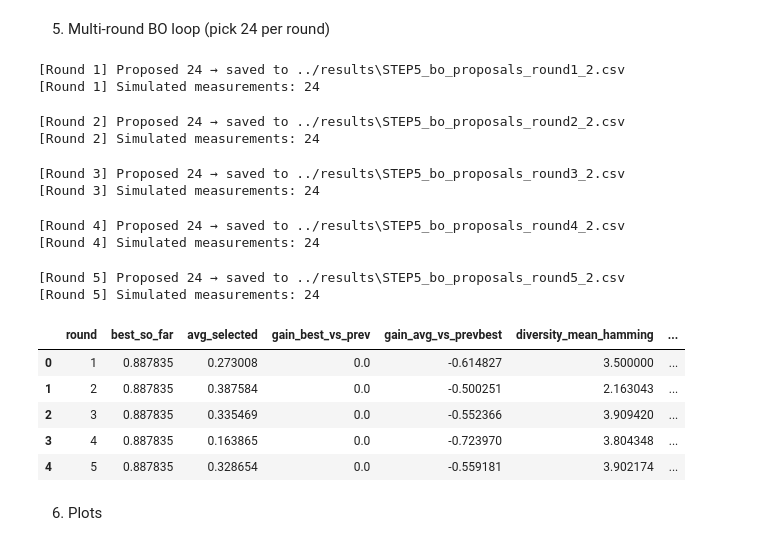
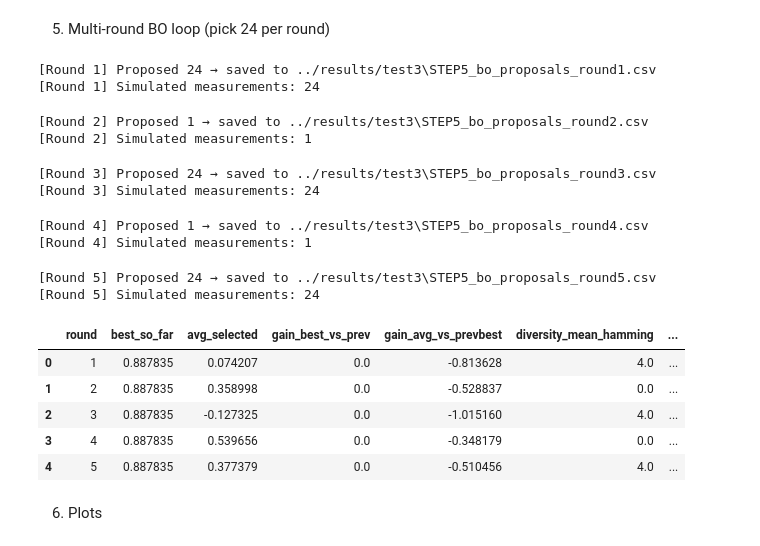
Before and after one commit to theerapas/Rosaloid, a Jupyter notebook: scripts/pipeline.ipynb, the cells around one changed output. Saved outputs shown, nothing was run; the diff lists cells and outputs as text; code cells hidden in the pictures.

```diff
--- a/scripts/pipeline.ipynb
+++ b/scripts/pipeline.ipynb
@@ -46,8 +47,8 @@ USE_GP     = True          # True: Gaussian Process; False: Simple Ridge ensembl
 
 # BO / candidate selection
 BATCH_SIZE = 24            # propose 24 per round
-XI         = 0.01          # EI exploration param
-MIN_HD     = 2             # min Hamming distance among chosen
+XI         = 0.1           # EI exploration param
+MIN_HD     = 4             # min Hamming distance among chosen
 AA_ALPHABET = list("ACDEFGHIKLMNPQRSTVWY")
 
 # Low-N simulation split
@@ -57,7 +58,7 @@ CANDIDATE_POOL_SIZE = None # None = use all remaining DMS; or set e.g. 20000 for
 # Files
 REF_PATH = "../data/ref_gfp.csv"
 DMS_PATH = "../data/dms_le2.csv" # for <= 2 mutation or use dms_all.csv for all mutation
-RESULTS_DIR = "../results"
+RESULTS_DIR = "../results/test3"
 # %% [markdown]
 Data Classes & Utils
 # %%
@@ -180,14 +181,14 @@ class GPSurrogate:
         self.pca_dim = pca_dim
         self.scaler = StandardScaler()
         self.pca = PCA(n_components=pca_dim, random_state=RANDOM_SEED)
-        kernel = C(1.0, (1e-3, 1e3)) * RBF(length_scale=5.0, length_scale_bounds=(1e-2, 1e3)) \
-                 + WhiteKernel(noise_level=1e-4, noise_level_bounds=(1e-8, 1e-1))
+        BASE_KERNEL = C(1.0, (1e-3, 1e3)) * RBF(length_scale=10.0, length_scale_bounds=(1e-1, 1e3)) \
+                 + WhiteKernel(noise_level=1e-4, noise_level_bounds=(1e-6, 1e-1))
         self.gp = GaussianProcessRegressor(
-            kernel=kernel,
-            alpha=0.0,
+            kernel=BASE_KERNEL,
+            alpha=1e-6,
             normalize_y=True,
             random_state=RANDOM_SEED,
-            n_restarts_optimizer=2
+            n_restarts_optimizer=3
         )
         self.fitted = False
 
@@ -345,6 +346,11 @@ def propose_from_pool(embedder: Embedder,
                       batch_size: int = 24,
                       xi: float = 0.01,
                       min_hd_between: int = 2) -> List[Proposal]:
+    try:
+        surrogate.set_params(kernel=clone(BASE_KERNEL)) # Reset kernel to avoid overfitting issues
+    except Exception:
+        pass
+
     # Train surrogate
     X_train = embedder.encode([x.seq for x in tqdm(labeled, disable=not SHOW_PROGRESS, desc="Embedding labeled")])
     y_train = np.array([x.fitness for x in labeled], dtype=float)
@@ -397,7 +403,7 @@ for r in range(1, N_ROUNDS+1):
         "hd_to_WT": hamming(p.seq, WT)
     } for p in proposals]).sort_values("ei", ascending=False).reset_index(drop=True)
 
-    props_path = os.path.join(RESULTS_DIR, f"STEP5_bo_proposals_round{r}_2.csv")
+    props_path = os.path.join(RESULTS_DIR, f"STEP5_bo_proposals_round{r}.csv")
     props_df.to_csv(props_path, index=False)
     print(f"[Round {r}] Proposed {len(props_df)} → saved to {props_path}")
 
@@ -432,45 +438,45 @@ for r in range(1, N_ROUNDS+1):
 
     rho = np.nan
     if "mu" in props_df.columns:
         mask = ~np.isnan(y_sel)
         if mask.sum() >= 2:
             rho = float(spearmanr(props_df.loc[mask, "mu"].values, y_sel[mask]).correlation)
 
     round_summaries.append({
         "round": r,
         "best_so_far": best_now,
         "avg_selected": avg_sel,
         "gain_best_vs_prev": gain_best,
         "gain_avg_vs_prevbest": gain_avg,
         "diversity_mean_hamming": div_hd,
         "Hit@24": hit24,
         "Hit@96": hit96,
         "Spearman(μ,true)": rho,
         "n_measured_total": len(measured_set)
     })
 
 # Save a neat summary table for your slides
 summary_df = pd.DataFrame(round_summaries)
 summary_path = os.path.join(RESULTS_DIR, f"summary_rounds_{len(summary_df)}.csv")
 summary_df.to_csv(summary_path, index=False)
 summary_df
 # %% [output]
-[Round 1] Proposed 24 → saved to ../results\STEP5_bo_proposals_round1_2.csv
+[Round 1] Proposed 24 → saved to ../results/test3\STEP5_bo_proposals_round1.csv
 [Round 1] Simulated measurements: 24
-[Round 2] Proposed 24 → saved to ../results\STEP5_bo_proposals_round2_2.csv
-[Round 2] Simulated measurements: 24
+[Round 2] Proposed 1 → saved to ../results/test3\STEP5_bo_proposals_round2.csv
+[Round 2] Simulated measurements: 1
-[Round 3] Proposed 24 → saved to ../results\STEP5_bo_proposals_round3_2.csv
+[Round 3] Proposed 24 → saved to ../results/test3\STEP5_bo_proposals_round3.csv
 [Round 3] Simulated measurements: 24
-[Round 4] Proposed 24 → saved to ../results\STEP5_bo_proposals_round4_2.csv
-[Round 4] Simulated measurements: 24
+[Round 4] Proposed 1 → saved to ../results/test3\STEP5_bo_proposals_round4.csv
+[Round 4] Simulated measurements: 1
-[Round 5] Proposed 24 → saved to ../results\STEP5_bo_proposals_round5_2.csv
+[Round 5] Proposed 24 → saved to ../results/test3\STEP5_bo_proposals_round5.csv
 [Round 5] Simulated measurements: 24
 |  | round | best_so_far | avg_selected | gain_best_vs_prev | gain_avg_vs_prevbest | diversity_mean_hamming | ... |
-| 0 | 1 | 0.887835 | 0.273008 | 0.0 | -0.614827 | 3.500000 | ... |
-| 1 | 2 | 0.887835 | 0.387584 | 0.0 | -0.500251 | 2.163043 | ... |
-| 2 | 3 | 0.887835 | 0.335469 | 0.0 | -0.552366 | 3.909420 | ... |
-| 3 | 4 | 0.887835 | 0.163865 | 0.0 | -0.723970 | 3.804348 | ... |
-| 4 | 5 | 0.887835 | 0.328654 | 0.0 | -0.559181 | 3.902174 | ... |
+| 0 | 1 | 0.887835 | 0.074207 | 0.0 | -0.813628 | 4.0 | ... |
+| 1 | 2 | 0.887835 | 0.358998 | 0.0 | -0.528837 | 0.0 | ... |
+| 2 | 3 | 0.887835 | -0.127325 | 0.0 | -1.015160 | 4.0 | ... |
+| 3 | 4 | 0.887835 | 0.539656 | 0.0 | -0.348179 | 0.0 | ... |
+| 4 | 5 | 0.887835 | 0.377379 | 0.0 | -0.510456 | 4.0 | ... |
 # %% [markdown]
 6. Plots
 # %%
```
Also changed, not shown: parts of 4 cells of this notebook, 16 other files.
